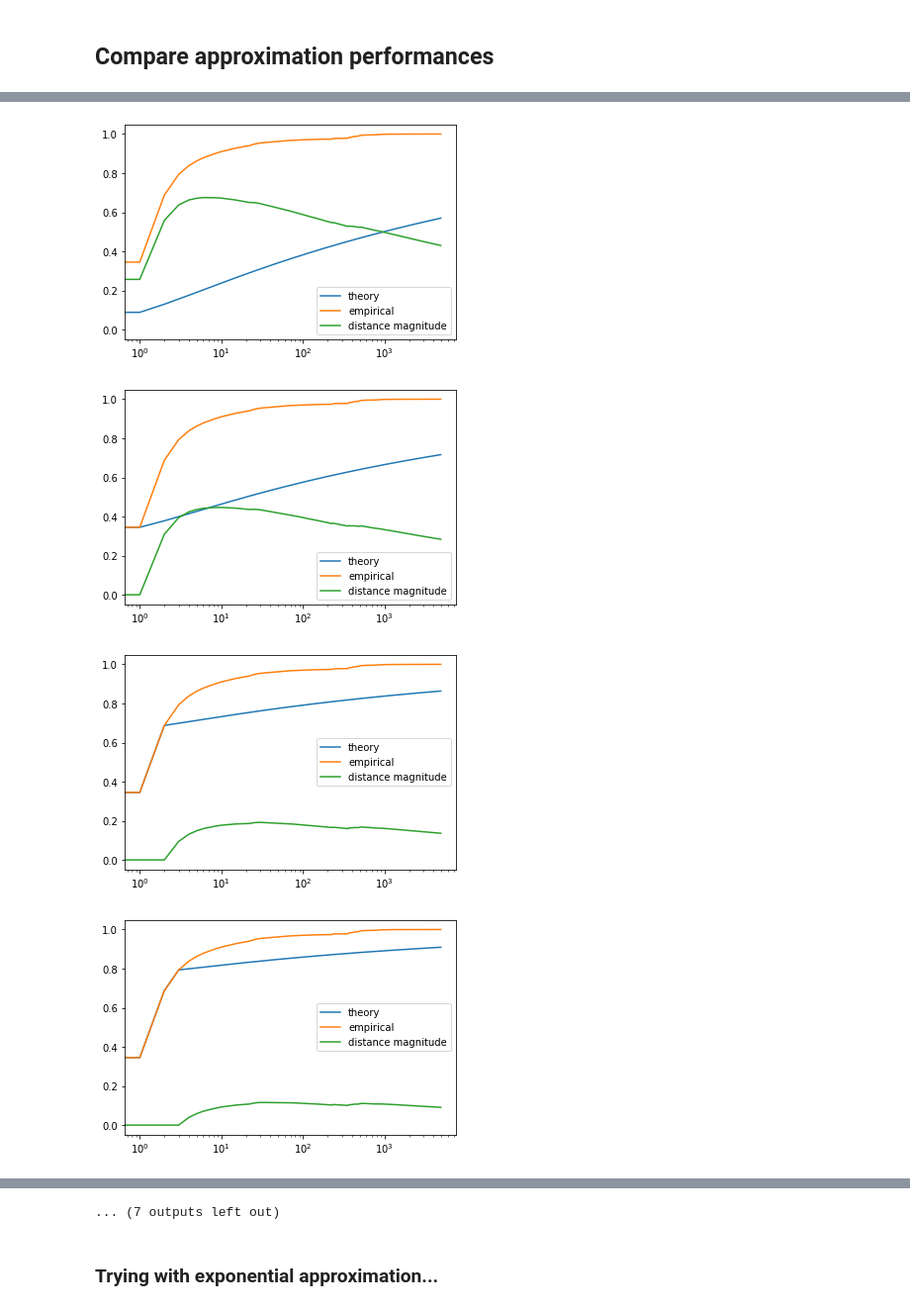
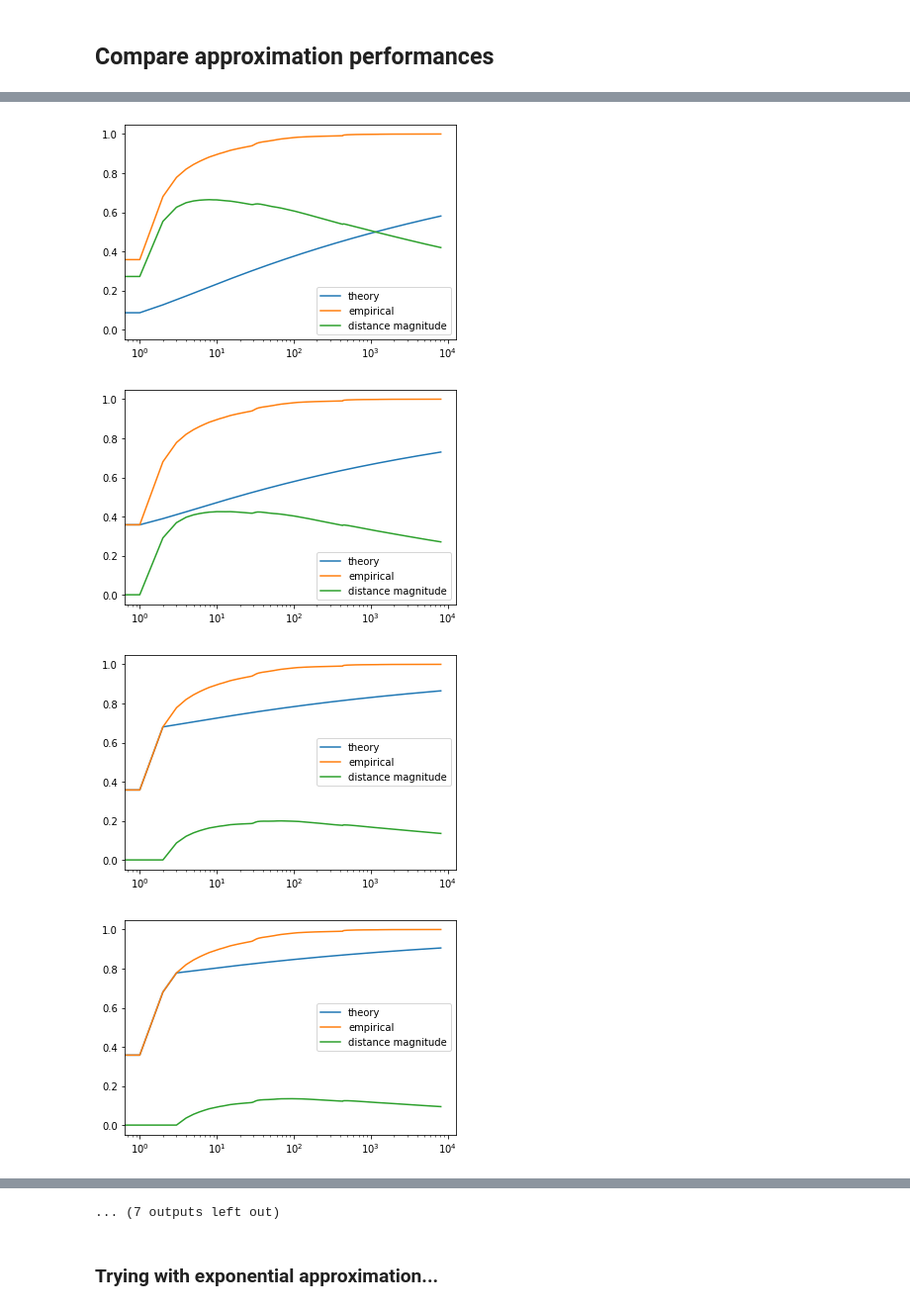
Before and after one commit to dedis/student_20_compactInternet, a Jupyter notebook: AS_graph.ipynb, the cells around one changed output, grey strips where cells are left out. Shown at 99% size. Drawn from its saved outputs; the diff is of its cells as text; code cells hidden in the pictures.

```diff
--- a/AS_graph.ipynb
+++ b/AS_graph.ipynb
@@ -105,4 +106,6 @@ AS 201770 is connected to:
  [201770    100     -1]]
 # %% [markdown]
 ## Classify ASes
+# %%
+study_year = 2020
 # %%
@@ -163,8 +386,8 @@ only_peers_idxs = np.nonzero(as_graphs[2015]['edges'][:,2].astype(int) == 1)
 ## Study graph structure
 # %%
 graph = nx.Graph()
-graph.add_nodes_from(as_graphs[2015]['nodes'])
-for ne1, ne2 in as_graphs[2015]['edges'][:10, [0,1]]:
+graph.add_nodes_from(as_graphs[study_year]['nodes'])
+for ne1, ne2 in as_graphs[study_year]['edges'][:10, [0,1]]:
     graph.add_edge(ne1, ne2)
 # %%
 nx.degree_assortativity_coefficient(graph)
@@ -382,7 +582,7 @@ kolmogorov_smirnov_test(as_graphs[2015]['deg_distr'], estimated_distr_6, .2)
 # %%
-[kolmogorov_smirnov_test(as_graphs[2015]['deg_distr'], build_approx_powerlaw(xm, as_graphs[2015]), .2)['null_rejected'] for xm in range(1, 20)];
+[kolmogorov_smirnov_test(as_graphs[study_year]['deg_distr'], build_approx_powerlaw(xm, as_graphs[study_year]), .2)['null_rejected'] for xm in range(1, 20)];
 # %% [output]
-[figure, old version]
+[figure, new version]
-[figure, old version]
+[figure, new version]
-[figure, old version]
+[figure, new version]
-[figure, old version]
+[figure, new version]
```
Also changed, not shown: parts of 56 cells of this notebook.
